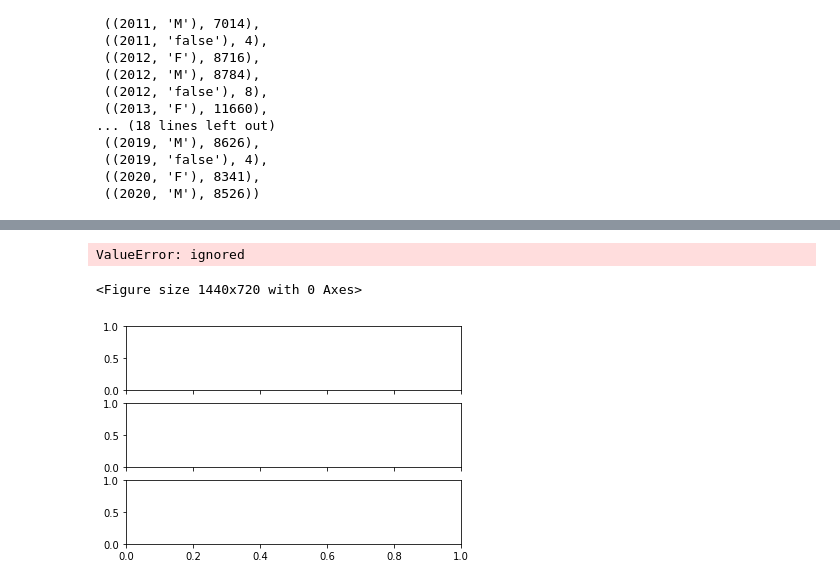
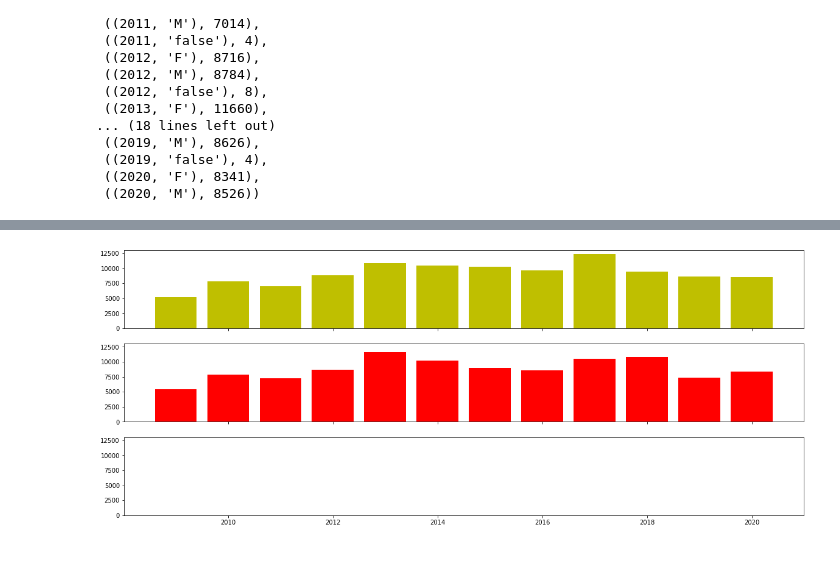
Before and after one commit to josegoisgit/dadosgov, a Jupyter notebook: dados_de_governos.ipynb, the cells around one changed output, grey strips where cells are left out. Saved outputs shown, nothing was run; the diff lists cells and outputs as text; code cells hidden in the pictures; blank space fills up the shorter version.

```diff
--- a/dados_de_governos.ipynb
+++ b/dados_de_governos.ipynb
@@ -661,9 +649,6 @@ pyplot.plot?
 # %%
-figura_dois = pyplot.figure(2,(20,10))
-axs = pyplot.subplots(3,1,sharex=True,sharey=True)
-for ax,id in zip(axs[1],[id_m,id_f,id_na]):
-    pyplot.bar(x=ano[id_m],height=contagem[id_m],axes=ax)
+figura, axs = pyplot.subplots(3,1,sharex=True,sharey=True,figsize=(20,8))
+for ax,(id,cor) in zip(axs,[(id_m,'y'),(id_f,'r'),(id_na,'k')]):
+    ax.bar(x=ano[id],height=contagem[id],axes=ax,facecolor=cor)
 # %% [output]
-ValueError: ignored
-<Figure size 1440x720 with 0 Axes>
-[figure, old version]
+[figure, new version]
```
Also changed, not shown: parts of 10 cells of this notebook.
